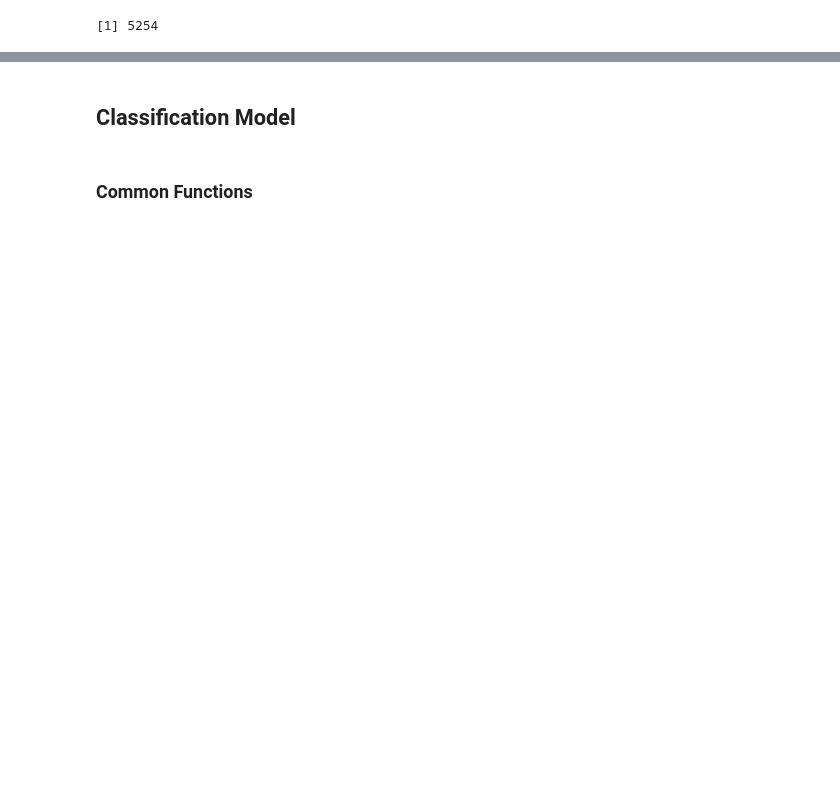
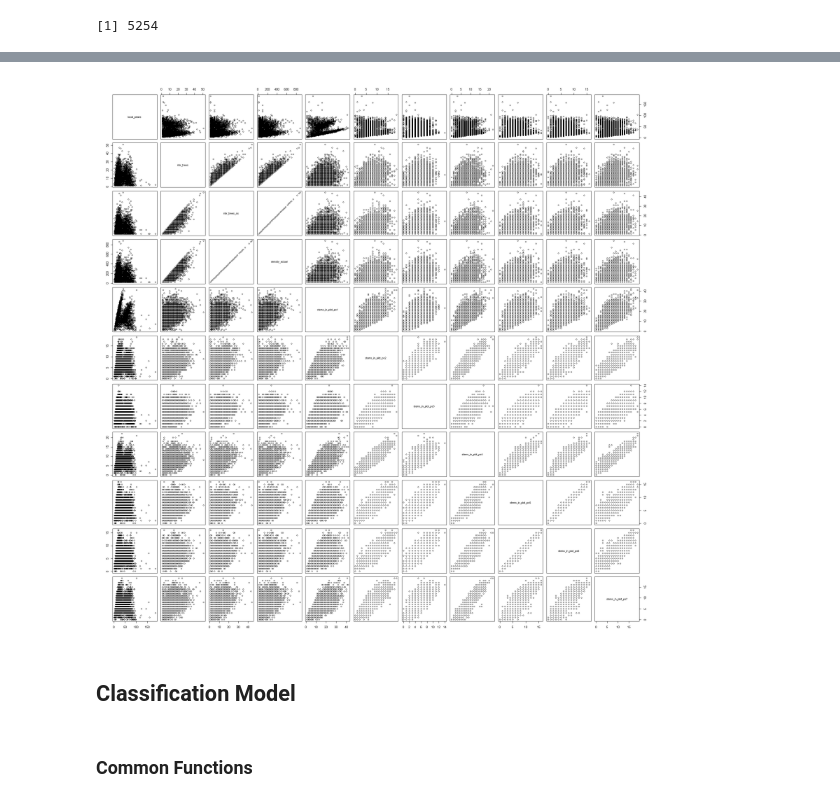
Before and after one commit to HAFL-WWI/FINTCH-publication-code, a Jupyter notebook: 2022-improving-local-maxima-idt/r/Compound_Classifier_R.ipynb, the cells around one changed output, grey strips where cells are left out. Saved outputs shown, nothing was run; the diff lists cells and outputs as text; code cells hidden in the pictures; blank space fills up the shorter version.

```diff
--- a/2022-improving-local-maxima-idt/r/Compound_Classifier_R.ipynb
+++ b/2022-improving-local-maxima-idt/r/Compound_Classifier_R.ipynb
@@ -127,8 +132,8 @@ lfi_trees_grouped["dg_scaled"] <- lfi_trees_grouped["dg"]/100
 lfi_trees_grouped["hdom_scaled"] <- lfi_trees_grouped["hdom"]/100
 lfi_trees_grouped["nh_scaled"] <- lfi_trees_grouped["nh"]/100
 # %%
-#Excluded methods 3,8,9,11,12,13,14,15
-determine_min_class_flex <- function (x, input_prefix="stems_per_ha_rs_", input_classes=c(1,2,7,4,5,6,10,16,17,18,19)){
+#Determine method with minimal squared difference
+determine_min_class_flex <- function (x, input_prefix="stems_per_ha_rs_", input_classes){
     input_columns <- lapply(input_classes,function(x) paste(input_prefix,"ps",x,sep=""))
 
     min_val = min(x[unlist(input_columns)])
@@ -140,14 +145,10 @@ determine_min_class_flex <- function (x, input_prefix="stems_per_ha_rs_", input_
     }
 }
 
-#Determine method with minimal squared difference
-lfi_trees_grouped["parameterset_min_reduced"] <- apply(lfi_trees_grouped,1,function(x) determine_min_class_flex(x, input_prefix="stems_per_ha_rs_"))
 
-lfi_trees_grouped["parameterset_min_reduced7"] <- apply(lfi_trees_grouped,1,function (x)determine_min_class_flex(x, input_prefix="stems_per_ha_rs_", input_classes=c(1,2,7,8,10,16,19)))
-lfi_trees_grouped["parameterset_min_reduced6"] <- apply(lfi_trees_grouped,1,function (x)determine_min_class_flex(x, input_prefix="stems_per_ha_rs_", input_classes=c(1,2,7,10,16,19)))
-lfi_trees_grouped["parameterset_min_reduced16"] <- apply(lfi_trees_grouped,1,function (x)determine_min_class_flex(x, input_prefix="stems_per_ha_rs_", input_classes=c(1, 2, 3, 4, 5, 6, 7, 10, 11, 12, 13, 14, 15, 16, 17, 19)))
-lfi_trees_grouped["parameterset_min_reduced11"] <- apply(lfi_trees_grouped,1,function(x)determine_min_class_flex(x, input_prefix="stems_per_ha_rs_"))
+lfi_trees_grouped["parameterset_min"] <- apply(lfi_trees_grouped,1,function(x) determine_min_class_flex(x, input_prefix="stems_per_ha_rs_",input_classes=classes) )
 # %%
+#Deriving 0/1 labels for whether a filter method has the minimal error or not
 eps=0.0001
 pid <- 0
 determine_min_labels <- function (df, input_prefix="stems_per_ha_rs_", output_prefix="ps", input_classes=c(1,2,3,7,8,9,4,5,6,10,11,12,13,14,15,16,17,18,19)){
@@ -162,16 +163,9 @@ determine_min_labels <- function (df, input_prefix="stems_per_ha_rs_", output_pr
     return(subset(df, select = -c(tmp_min) ))
 }
 
-lfi_trees_grouped <- determine_min_labels(lfi_trees_grouped, output_prefix="ps", input_classes=c(1,2,3,7,8,9,4,5,6,10,11,12,13,14,15,16,17,18,19))
+lfi_trees_grouped <- determine_min_labels(lfi_trees_grouped, output_prefix="ps", input_classes=classes)
 
-lfi_trees_grouped <- determine_min_labels(lfi_trees_grouped, output_prefix="ps7", input_classes=c(1,2,7,8,10,16,19))
-lfi_trees_grouped <- determine_min_labels(lfi_trees_grouped, output_prefix="ps6", input_classes=c(1,2,7,10,16,19))
+lfi_trees_grouped$parameterset_min <- as.factor(lfi_trees_grouped$parameterset_min)
-# %%
-lfi_trees_grouped$parameterset_min <- as.factor(lfi_trees_grouped$parameterset_min)
-lfi_trees_grouped$parameterset_min_reduced <- as.factor(lfi_trees_grouped$parameterset_min_reduced)
-lfi_trees_grouped$parameterset_min_reduced7 <- as.factor(lfi_trees_grouped$parameterset_min_reduced7)
-lfi_trees_grouped$parameterset_min_reduced11 <- as.factor(lfi_trees_grouped$parameterset_min_reduced11)
-lfi_trees_grouped$parameterset_min_reduced16 <- as.factor(lfi_trees_grouped$parameterset_min_reduced16)
 # %%
 #Not clear if this is necessary/wise
 lfi_trees_grouped$fst <- as.factor(lfi_trees_grouped$fst)
@@ -183,11 +177,3 @@ lfi_trees_grouped$veg_subcode <- as.factor(lfi_trees_grouped$veg_subcode)
 lfi_trees_grouped$veg_code_complete <- as.factor(lfi_trees_grouped$veg_code_complete)
 lfi_trees_grouped$waldrand <- as.factor(lfi_trees_grouped$bestandesgrenze)
 lfi_trees_grouped$bestandesgrenze <- as.factor(lfi_trees_grouped$bestandesgrenze)
-# %%
-# lfi_trees_grouped$nh10 <- as.factor((lfi_trees_grouped$nh) %/% 10)
-# lfi_trees_grouped$dg10 <- as.factor((lfi_trees_grouped$dg) %/% 10)
-# lfi_trees_grouped$hdom5 <- as.factor((lfi_trees_grouped$hdom) %/% 7)
-
-lfi_trees_grouped$nh_class <- as.factor(data.frame(lapply(lfi_trees_grouped$nh,function(x) ifelse(0<=x && x<20,1,ifelse(20<=x && x<40,2,ifelse(40<=x && x<60,3,ifelse(60<=x && x<80,4, 5)))))))
-lfi_trees_grouped$dg_class <- as.factor(data.frame(lapply(lfi_trees_grouped$dg,function(x) ifelse(0<=x && x<40,1,ifelse(40<=x && x<60,2,ifelse(60<=x && x<80,3,4))))))
-lfi_trees_grouped$hdom_class <- as.factor(data.frame(lapply(lfi_trees_grouped$hdom,function(x) ifelse(0<=x && x<12,1,ifelse(12<=x && x<24,2,ifelse(24<=x && x<30,3,4))))))
@@ -222,3 +201,10 @@ print(paste(colnames(lfi_trees_grouped), collapse = "', '"))
+# %%
+options(repr.plot.width=20, repr.plot.height=20)
+
+pairs(lfi_trees_grouped[,c( 'local_peaks', 'nbr_trees', 'nbr_trees_os', 'density_actual',
+ 'stems_in_plot_ps1', 'stems_in_plot_ps2', 'stems_in_plot_ps3', 'stems_in_plot_ps4', 'stems_in_plot_ps5', 'stems_in_plot_ps6', 'stems_in_plot_ps7')])
+# %% [output]
+[figure, added]
 # %% [markdown]
 <a id="Classification_Model"></a>
 ## Classification Model
```
Also changed, not shown: parts of 74 cells of this notebook, 5 other files.
